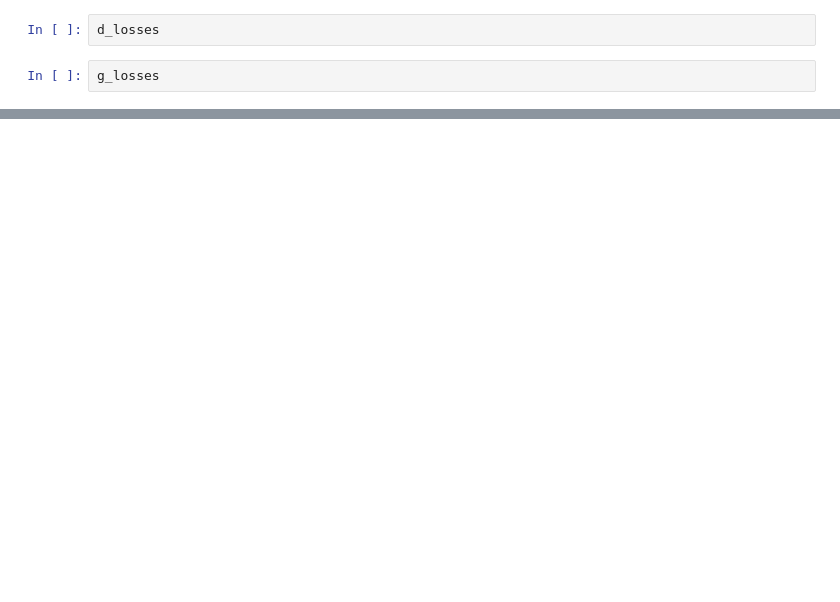
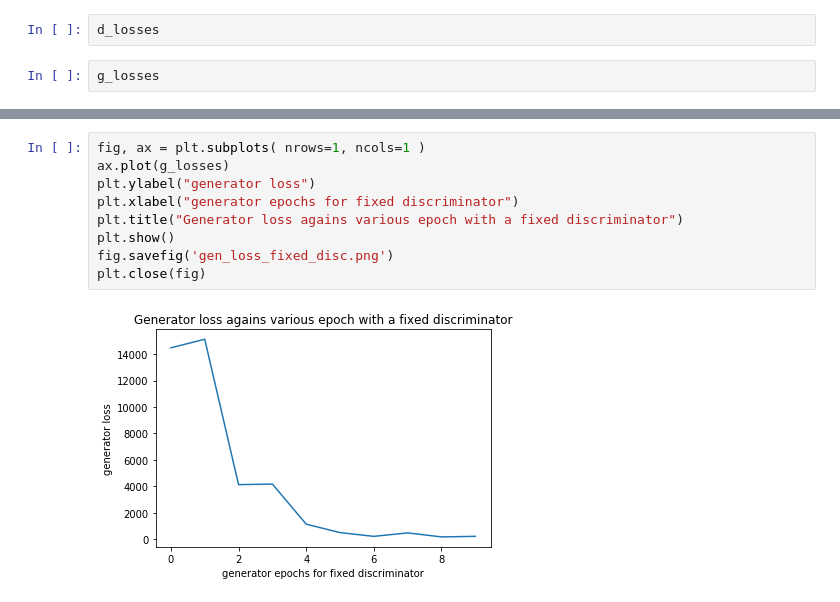
Before and after one commit to kantologist/DetectGAN, a Jupyter notebook: gandet.ipynb, the cells around one changed output, grey strips where cells are left out. Saved outputs shown, nothing was run; the diff lists cells and outputs as text; blank space fills up the shorter version.

```diff
--- a/gandet.ipynb
+++ b/gandet.ipynb
@@ -281,0 +333,11 @@ plt.plot(g_losses)
+# %%
+fig, ax = plt.subplots( nrows=1, ncols=1 )
+ax.plot(g_losses)
+plt.ylabel("generator loss")
+plt.xlabel("generator epochs for fixed discriminator")
+plt.title("Generator loss agains various epoch with a fixed discriminator")
+plt.show()
+fig.savefig('gen_loss_fixed_disc.png')
+plt.close(fig)
+# %% [output]
+[figure, added]
```
Also changed, not shown: parts of 12 cells of this notebook, 5 other files.
